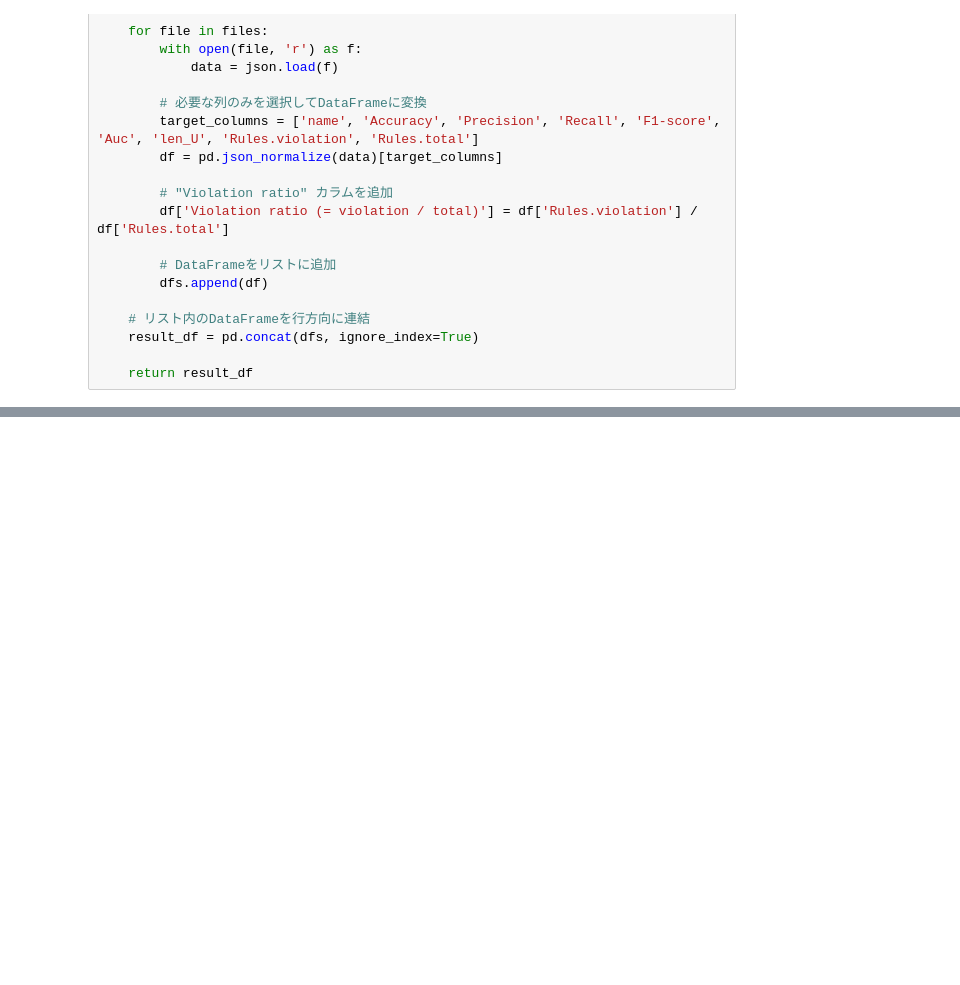
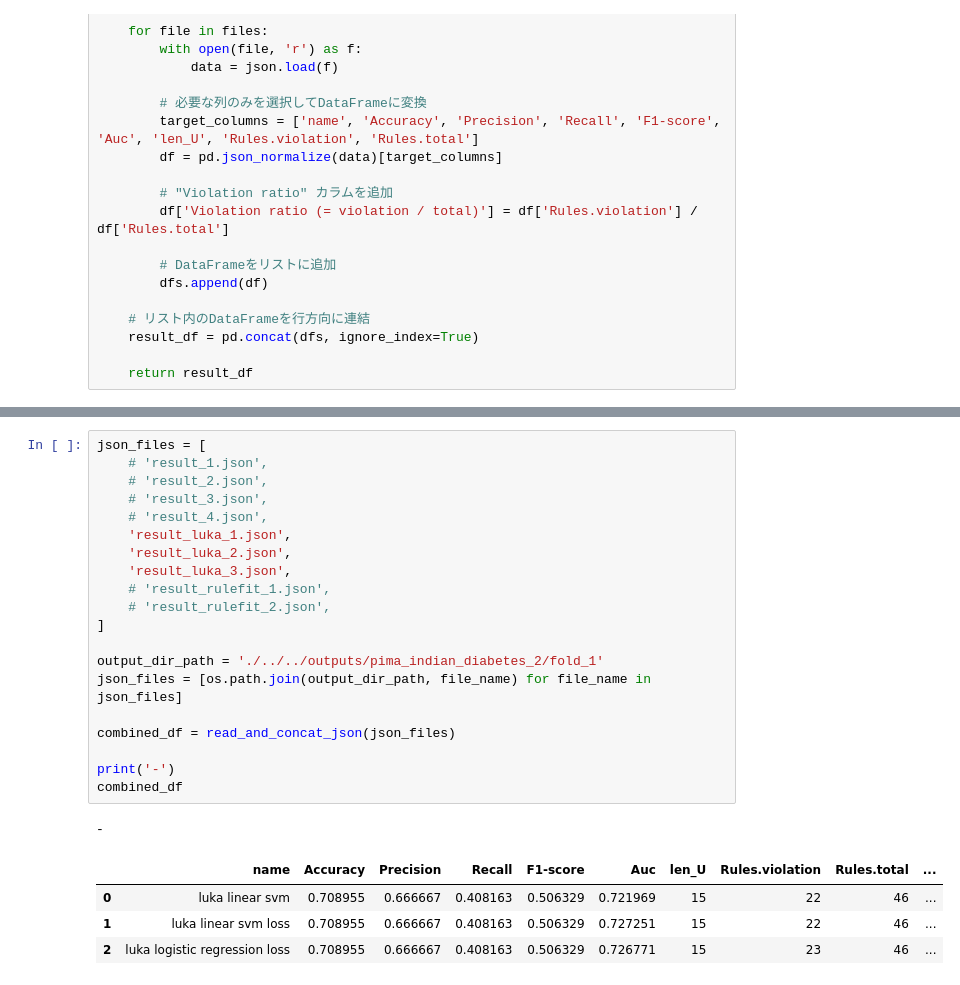
Before and after one commit to k-onoue/lukasiewicz_1, a Jupyter notebook: notebooks/pima_indian_diabetes/8_aggregate_expetimental_results.ipynb, the cells around one changed output, grey strips where cells are left out. Saved outputs shown, nothing was run; the diff lists cells and outputs as text; blank space fills up the shorter version.

```diff
--- a/notebooks/pima_indian_diabetes/8_aggregate_expetimental_results.ipynb
+++ b/notebooks/pima_indian_diabetes/8_aggregate_expetimental_results.ipynb
@@ -70,0 +146,26 @@ combined_df
+# %%
+json_files = [
+    # 'result_1.json',
+    # 'result_2.json',
+    # 'result_3.json',
+    # 'result_4.json',
+    'result_luka_1.json',
+    'result_luka_2.json',
+    'result_luka_3.json',
+    # 'result_rulefit_1.json',
+    # 'result_rulefit_2.json',
+]
+
+output_dir_path = './../../outputs/pima_indian_diabetes_2/fold_1'
+json_files = [os.path.join(output_dir_path, file_name) for file_name in json_files]
+
+combined_df = read_and_concat_json(json_files)
+
+print('-')
+combined_df
+# %% [output]
+-
+|  | name | Accuracy | Precision | Recall | F1-score | Auc | len_U | Rules.violation | Rules.total | ... |
+| 0 | luka linear svm | 0.708955 | 0.666667 | 0.408163 | 0.506329 | 0.721969 | 15 | 22 | 46 | ... |
+| 1 | luka linear svm loss | 0.708955 | 0.666667 | 0.408163 | 0.506329 | 0.727251 | 15 | 22 | 46 | ... |
+| 2 | luka logistic regression loss | 0.708955 | 0.666667 | 0.408163 | 0.506329 | 0.726771 | 15 | 23 | 46 | ... |
```
Also changed, not shown: parts of 7 cells of this notebook, 44 other files.
